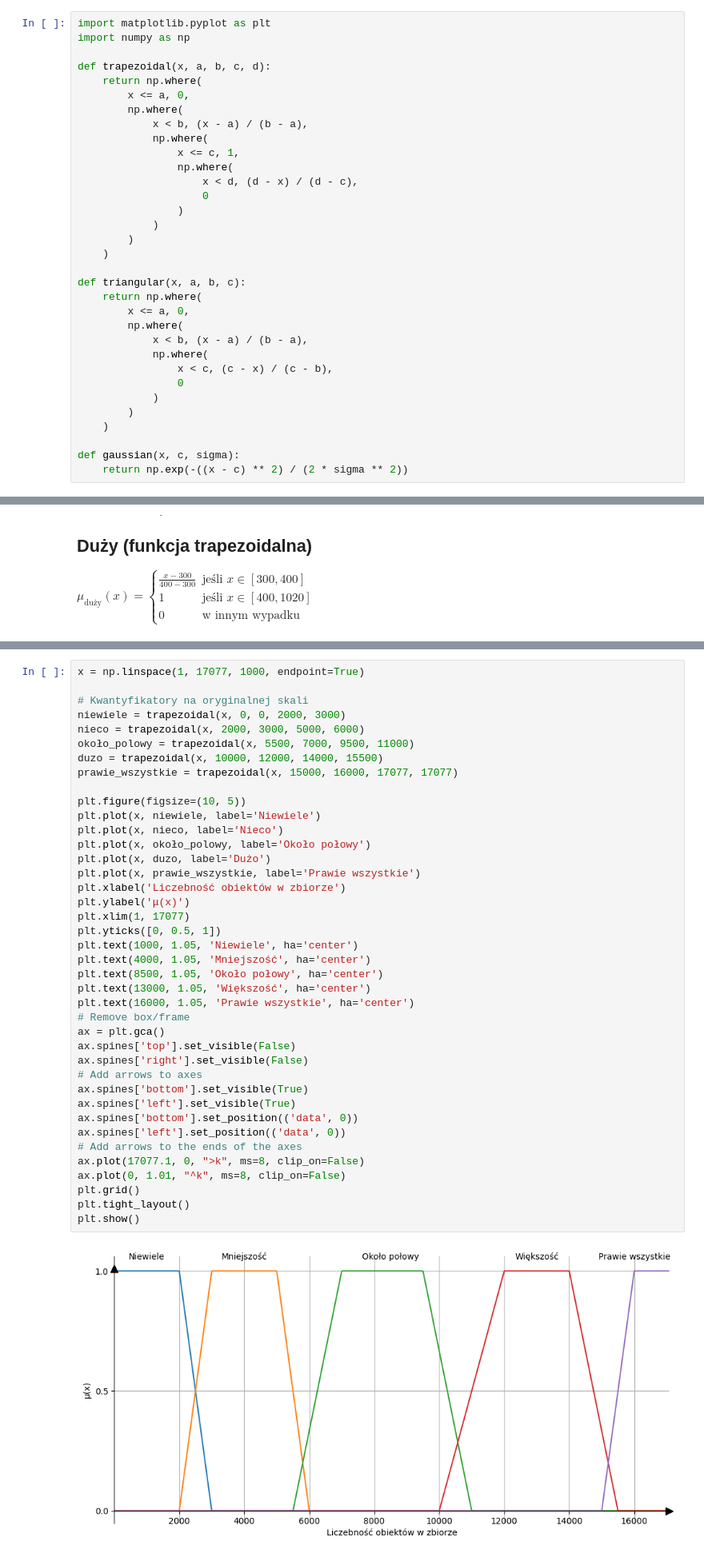
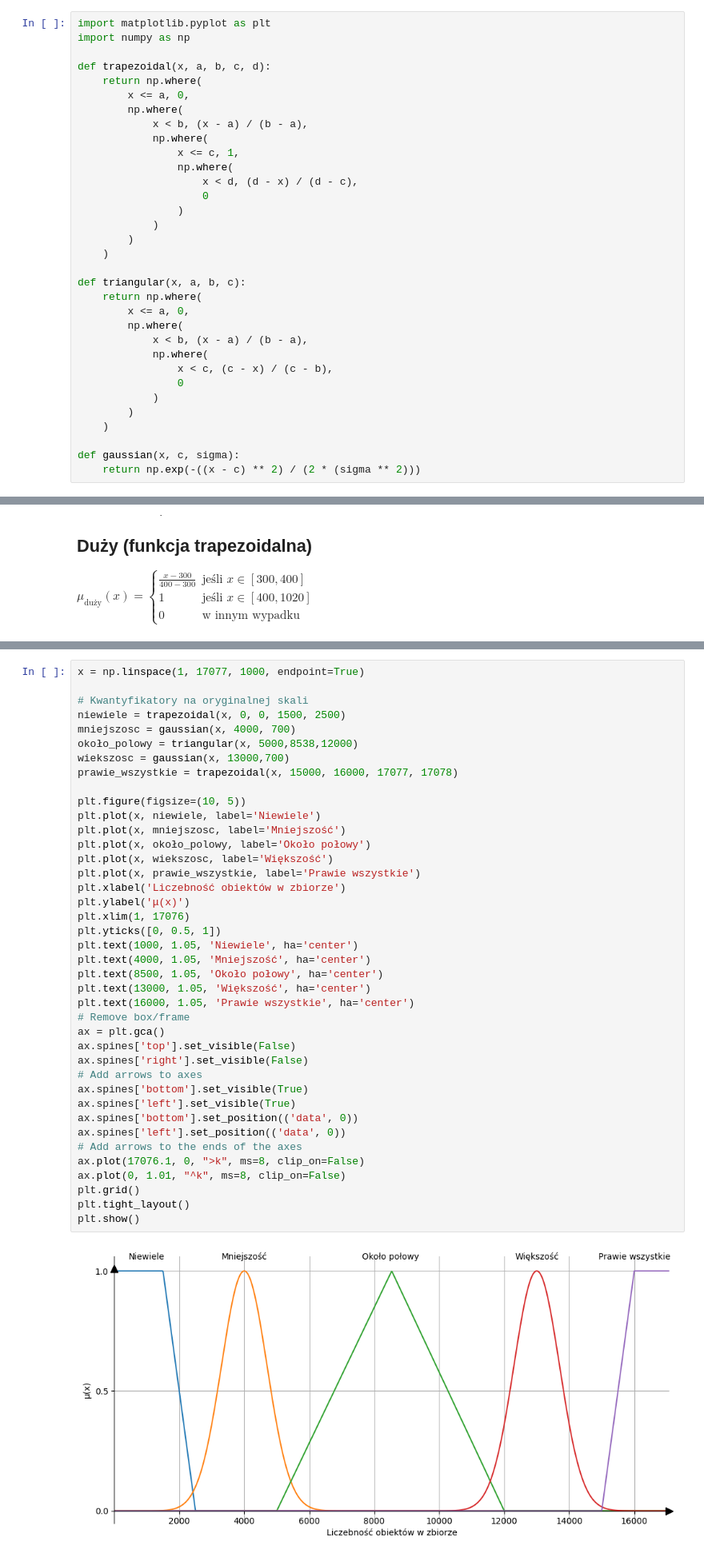
Before and after one commit to venomiakk/computer-systems-of-recognition, a Jupyter notebook: linguistic-summarization/data/linguistic_variables.ipynb, the cells around one changed output, grey strips where cells are left out. Shown at 80% size. Drawn from its saved outputs; the diff is of its cells as text.

```diff
--- a/linguistic-summarization/data/linguistic_variables.ipynb
+++ b/linguistic-summarization/data/linguistic_variables.ipynb
@@ -30,7 +30,7 @@ def triangular(x, a, b, c):
     )
 
 def gaussian(x, c, sigma):
-    return np.exp(-((x - c) ** 2) / (2 * sigma ** 2))
+    return np.exp(-((x - c) ** 2) / (2 * (sigma ** 2)))
 # %% [markdown]
 # przykład
 
@@ -808,41 +817,41 @@ $\mu_{\text{prawie_wszystkie}}(x) = \begin{cases}
 x = np.linspace(1, 17077, 1000, endpoint=True)
 
 # Kwantyfikatory na oryginalnej skali
-niewiele = trapezoidal(x, 0, 0, 2000, 3000)
-nieco = trapezoidal(x, 2000, 3000, 5000, 6000)
-około_polowy = trapezoidal(x, 5500, 7000, 9500, 11000)
-duzo = trapezoidal(x, 10000, 12000, 14000, 15500)
-prawie_wszystkie = trapezoidal(x, 15000, 16000, 17077, 17077)
+niewiele = trapezoidal(x, 0, 0, 1500, 2500)
+mniejszosc = gaussian(x, 4000, 700)
+około_polowy = triangular(x, 5000,8538,12000)
+wiekszosc = gaussian(x, 13000,700)
+prawie_wszystkie = trapezoidal(x, 15000, 16000, 17077, 17078)
 
 plt.figure(figsize=(10, 5))
 plt.plot(x, niewiele, label='Niewiele')
-plt.plot(x, nieco, label='Nieco')
+plt.plot(x, mniejszosc, label='Mniejszość')
 plt.plot(x, około_polowy, label='Około połowy')
-plt.plot(x, duzo, label='Dużo')
+plt.plot(x, wiekszosc, label='Większość')
 plt.plot(x, prawie_wszystkie, label='Prawie wszystkie')
 plt.xlabel('Liczebność obiektów w zbiorze')
 plt.ylabel('μ(x)')
-plt.xlim(1, 17077)
+plt.xlim(1, 17076)
 plt.yticks([0, 0.5, 1])
 plt.text(1000, 1.05, 'Niewiele', ha='center')
 plt.text(4000, 1.05, 'Mniejszość', ha='center')
 plt.text(8500, 1.05, 'Około połowy', ha='center')
 plt.text(13000, 1.05, 'Większość', ha='center')
 plt.text(16000, 1.05, 'Prawie wszystkie', ha='center')
 # Remove box/frame
 ax = plt.gca()
 ax.spines['top'].set_visible(False)
 ax.spines['right'].set_visible(False)
 # Add arrows to axes
 ax.spines['bottom'].set_visible(True)
 ax.spines['left'].set_visible(True)
 ax.spines['bottom'].set_position(('data', 0))
 ax.spines['left'].set_position(('data', 0))
 # Add arrows to the ends of the axes
-ax.plot(17077.1, 0, ">k", ms=8, clip_on=False)
+ax.plot(17076.1, 0, ">k", ms=8, clip_on=False)
 ax.plot(0, 1.01, "^k", ms=8, clip_on=False)
 plt.grid()
 plt.tight_layout()
 plt.show()
 # %% [output]
-[figure, old version]
+[figure, new version]
```
Also changed, not shown: parts of 17 cells of this notebook, 3 other files.
